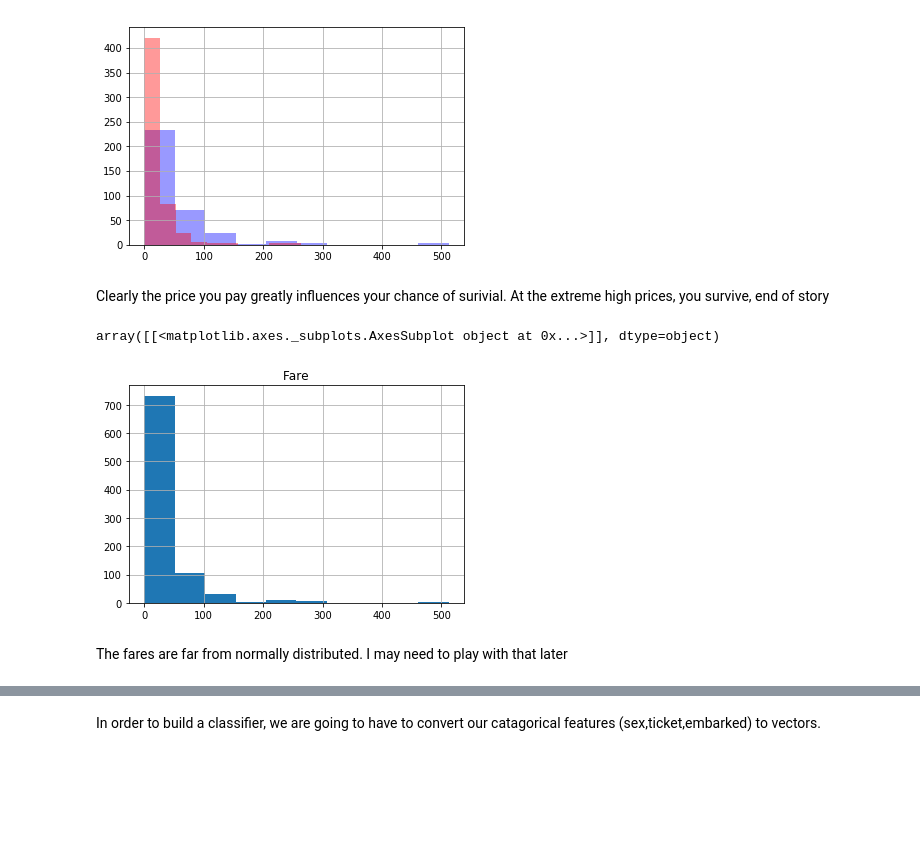
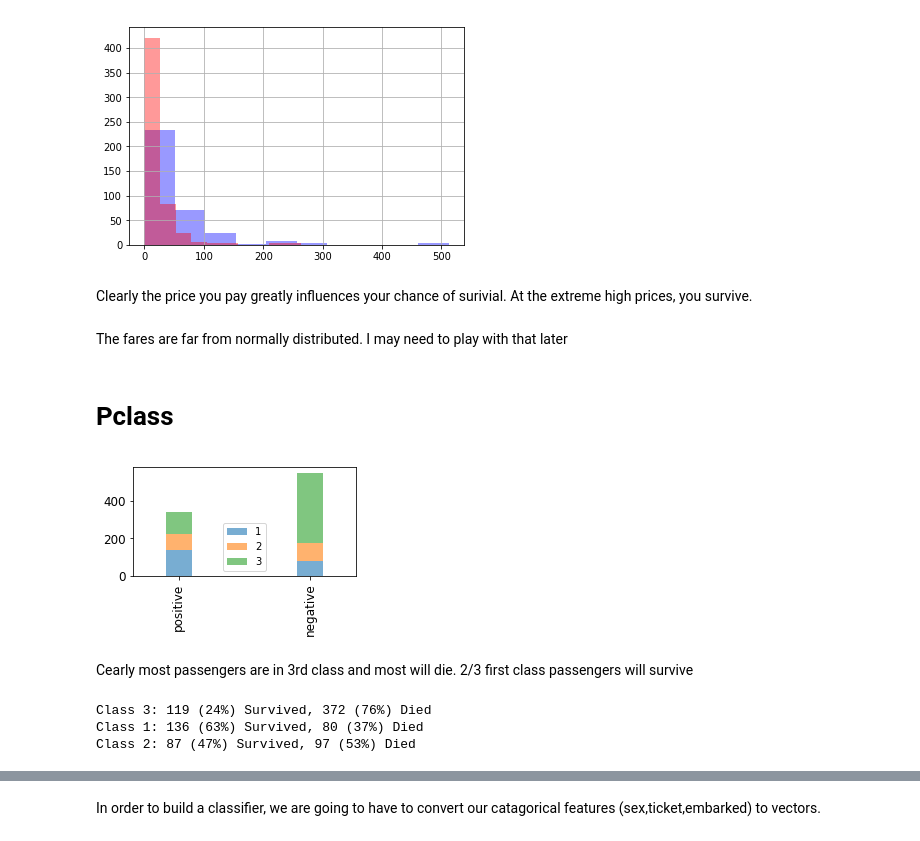
Before and after one commit to mdommett/titanic, a Jupyter notebook: notebook.ipynb, the cells around one changed output, grey strips where cells are left out. Cells and saved outputs as stored; diff of their text form; code cells hidden in the pictures; blank space fills up the shorter version.

```diff
--- a/notebook.ipynb
+++ b/notebook.ipynb
@@ -96,7 +96,7 @@ sns.pairplot(train.dropna(),hue="Survived",vars=["Age","Pclass","Fare","SibSp","
 # %% [markdown]
 ## Gender
 # %%
-def plot_by_feat(dataframe,feat1,feat2):
+def bar_by_feat(dataframe,feat1,feat2):
     """Plot two feature 1 against feature 2 of the data frame"""
     positive=dataframe[dataframe[feat1]==1][feat2].value_counts()
     negative=dataframe[dataframe[feat1]==0][feat2].value_counts()
@@ -128,4 +128,4 @@ train.loc[train["Survived"]==0,"Fare"].hist(alpha=0.4,color="red")
 <matplotlib.axes._subplots.AxesSubplot at 0x...>
 [figure]
 # %% [markdown]
-Clearly the price you pay greatly influences your chance of surivial. At the extreme high prices, you survive, end of story
+Clearly the price you pay greatly influences your chance of surivial. At the extreme high prices, you survive.
@@ -139,7 +132,21 @@ plt.legend()
-# %%
-train.hist("Fare")
-# %% [output]
-array([[<matplotlib.axes._subplots.AxesSubplot object at 0x...>]], dtype=object)
-[figure, removed]
 # %% [markdown]
 The fares are far from normally distributed. I may need to play with that later
+# %% [markdown]
+# Pclass
+# %%
+bar_by_feat(train,"Survived","Pclass")
+# %% [output]
+[figure, added]
+# %% [markdown]
+Cearly most passengers are in 3rd class and most will die. 2/3 first class passengers will survive
+# %%
+for pclass in train["Pclass"].unique():
+    died=train.loc[(train["Pclass"] ==pclass) & (train["Survived"] == 0), "Pclass"].shape[0]
+    diedpcnt=(died/train.loc[train["Pclass"]==pclass].shape[0])*100
+    survived=train.loc[(train["Pclass"] ==pclass) & (train["Survived"] == 1), "Pclass"].shape[0]
+    survivedpcnt=(survived/train.loc[train["Pclass"]==pclass].shape[0])*100
+    print("Class {}: {} ({:.0f}%) Survived, {} ({:.0f}%) Died".format(pclass,survived,survivedpcnt,died,diedpcnt))
+# %% [output]
+Class 3: 119 (24%) Survived, 372 (76%) Died
+Class 1: 136 (63%) Survived, 80 (37%) Died
+Class 2: 87 (47%) Survived, 97 (53%) Died
```
Also changed, not shown: parts of 8 cells of this notebook.
